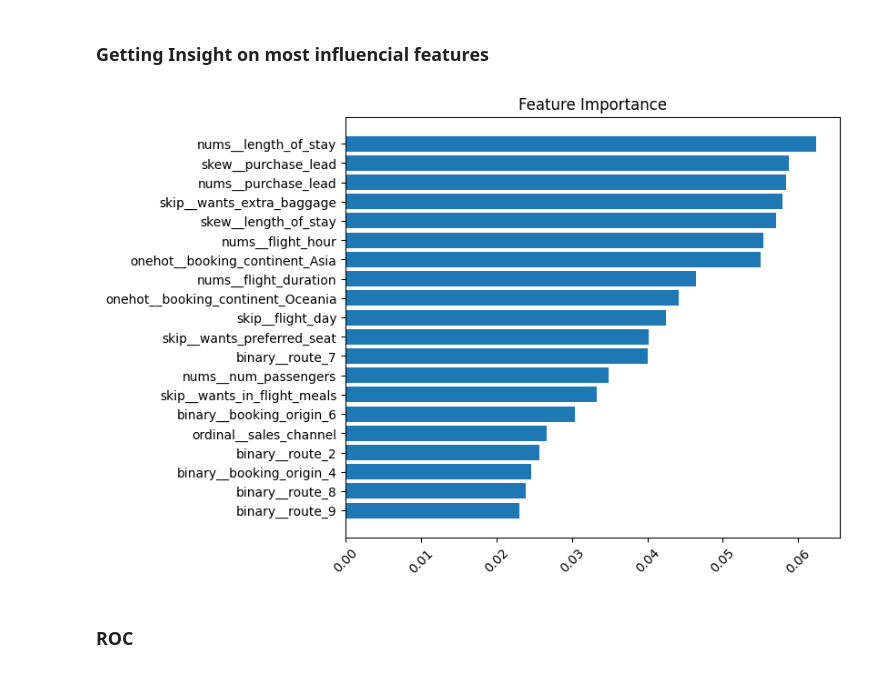
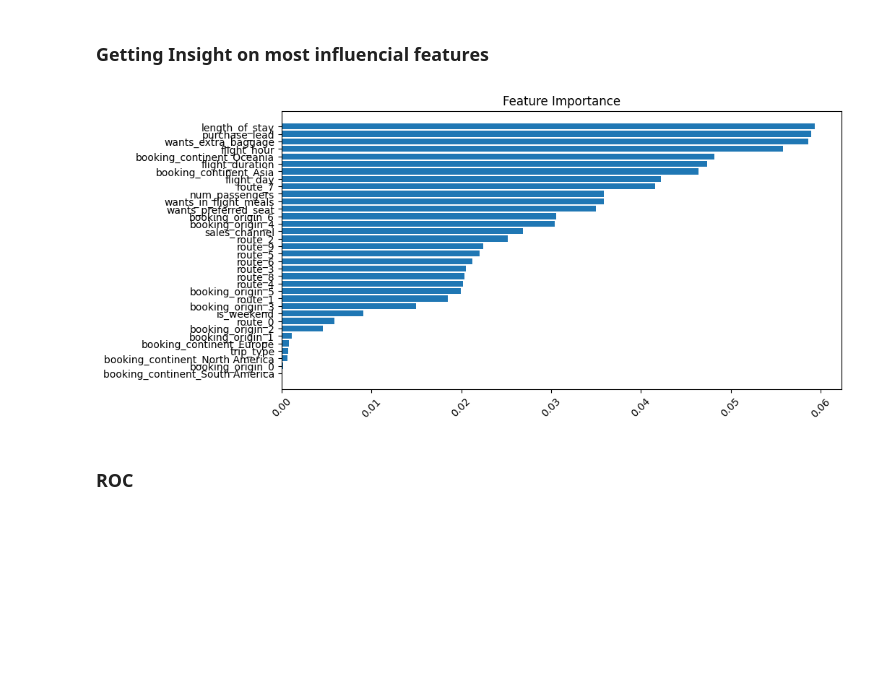
Before and after one commit to Ibrahimjnr10/British-airways-forage-Internship, a Jupyter notebook: TASK 2/Customer_booking_prediction.ipynb, the cells around one changed output. Cells and saved outputs as stored; diff of their text form; code cells hidden in the pictures; blank space fills up the shorter version.

```diff
--- a/TASK 2/Customer_booking_prediction.ipynb
+++ b/TASK 2/Customer_booking_prediction.ipynb
@@ -357,14 +357,20 @@ Text(0.5, 1.0, 'RandomForest Confusion_Matrix')
 # %%
 
 importance = pipeline.named_steps['model'].feature_importances_
-coeff = pd.DataFrame({'importance': importance}, index=pipeline.named_steps['preprocessor'].get_feature_names_out()).sort_values(by='importance').tail(20)
-plt.figure(figsize=(7, 6))
+feature_names = pipeline.named_steps['preprocessor'].get_feature_names_out()
+cleaned_feature_names = pd.Index(feature_names).str.replace('^nums__|^skew__|^skip__|^binary__|^ordinal__|^onehot__', '', regex=True)
+coeff = pd.DataFrame({'importance': importance}, index= cleaned_feature_names).sort_values(by='importance',ascending= True)
+# display(coeff)
+coeff = coeff.groupby(coeff.index).mean().sort_values(by= 'importance')
+
+# Plotting Feature importance
+plt.figure(figsize=(10, 5))
 plt.barh(y=coeff.index, width=coeff['importance'])
 plt.xticks(rotation=45)
 plt.title('Feature Importance')
 plt.show()
 # %% [output]
-[figure, old version]
+[figure, new version]
 # %% [markdown]
 ### ROC
 # %%
```
Also changed, not shown: parts of 4 cells of this notebook, 3 other files.
